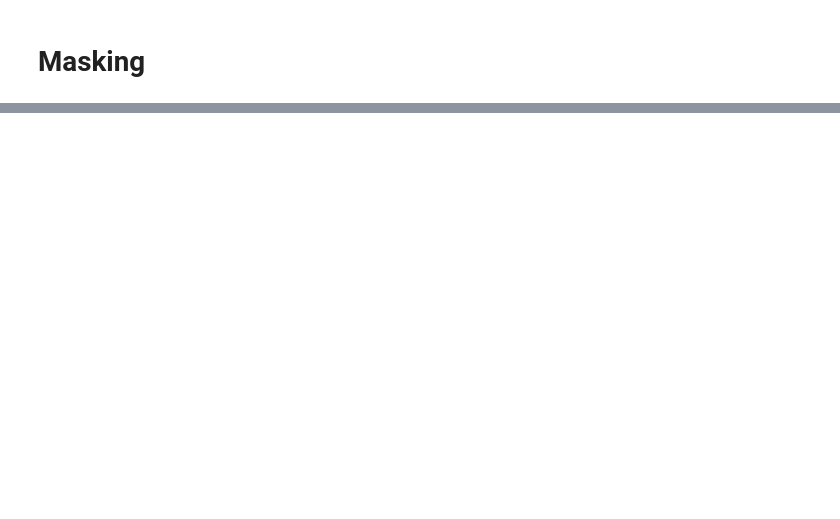
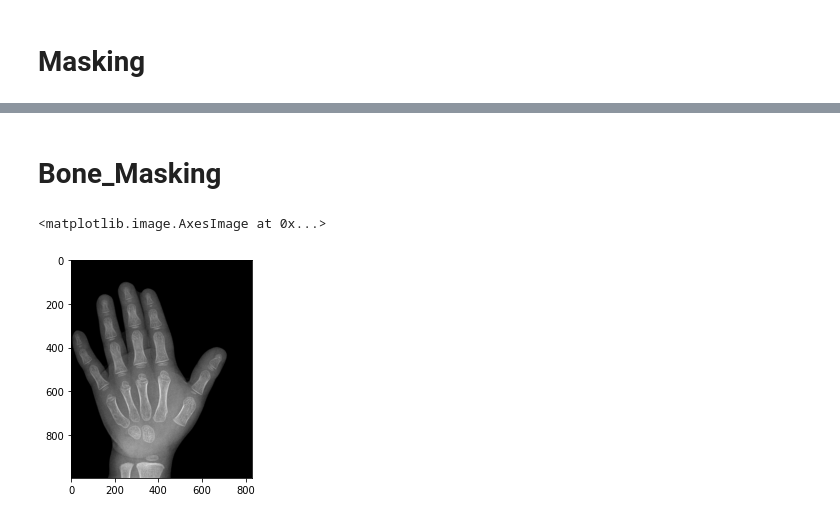
Before and after one commit to kikiru328/Bone_Detection, a Jupyter notebook: 광훈/img_Preprocessing.ipynb, the cells around one changed output, grey strips where cells are left out. Saved outputs shown, nothing was run; the diff lists cells and outputs as text; code cells hidden in the pictures; blank space fills up the shorter version.

```diff
--- a/광훈/img_Preprocessing.ipynb
+++ b/광훈/img_Preprocessing.ipynb
@@ -69,0 +326,17 @@ plt.show()
+# %% [markdown]
+# Bone_Masking
+# %%
+rg_img = cv2.imread('/content/drive/MyDrive/Bone_detection/code/rot_sample.jpg')
+
+# test 사본저장
+img = rg_img.copy()
+
+# 내부 뼈 마스킹
+
+
+
+# 출력
+plt.imshow(rg_img)
+# %% [output]
+<matplotlib.image.AxesImage at 0x...>
+[figure, added]
```
Also changed, not shown: parts of 17 cells of this notebook.
